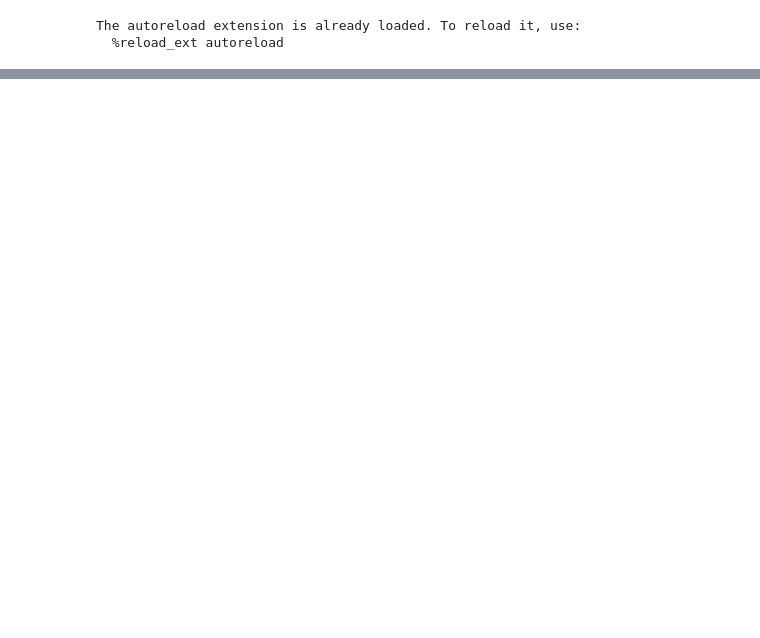
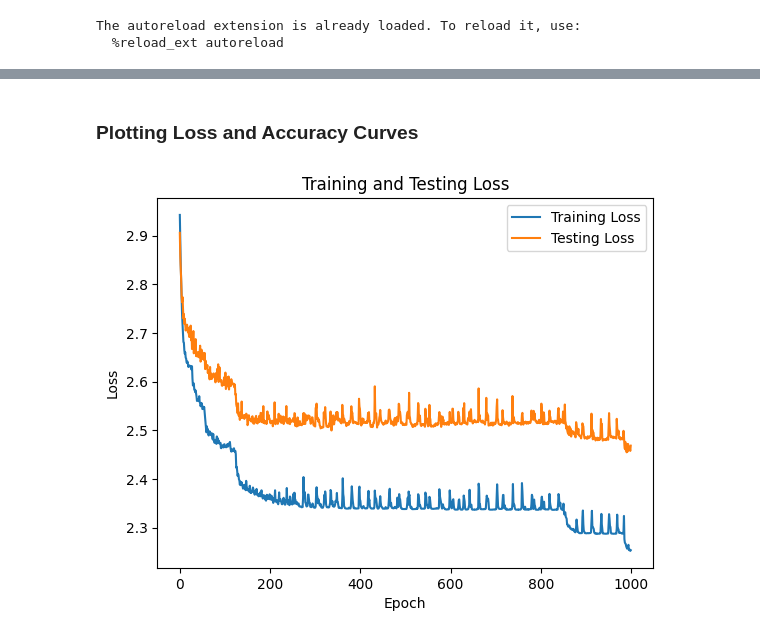
Before and after one commit to syntactic/EEG-Biometric-Authentication, a Jupyter notebook: project.ipynb, the cells around one changed output, grey strips where cells are left out. Cells and saved outputs as stored; diff of their text form; code cells hidden in the pictures; blank space fills up the shorter version.

```diff
--- a/project.ipynb
+++ b/project.ipynb
@@ -133,0 +156,7 @@ dtype: float64
+# %%
+eeg_dataset_experiment_2 = create_dataset_from_epoched_experiment_data_dict(epoched_subject_experiment_2_dict)
+features, label = eeg_dataset_experiment_2[0]
+num_features = len(features)
+print(f"Number of samples: {len(eeg_dataset_experiment_2)}")
+print(f"Number of features of first sample: {num_features}")
+print(f"Subject ID of first sample: {label}")
@@ -133,0 +171,4 @@ dtype: float64
+# %%
+train_dataset, test_dataset = split_dataset(eeg_dataset_experiment_2, split_ratio=0.8)
+train_dataloader = th.utils.data.DataLoader(train_dataset, batch_size=16, shuffle=True)
+test_dataloader = th.utils.data.DataLoader(test_dataset, batch_size=16, shuffle=False)
@@ -133,0 +178,7 @@ dtype: float64
+# %%
+mlp = MLP(input_size=num_features)
+criterion = th.nn.CrossEntropyLoss()
+optimizer = th.optim.Adam(mlp.parameters(), lr=0.001, weight_decay=0.0001)
+num_epochs_experiment_2 = 1000
+# %%
+training_losses, testing_losses, experiment_2_testing_accuracies = train_and_test_model(mlp, train_dataloader, test_dataloader, optimizer, criterion, epochs=num_epochs_experiment_2)
@@ -133,0 +203,13 @@ dtype: float64
+# %% [markdown]
+### Plotting Loss and Accuracy Curves
+# %%
+plt.clf()
+plt.plot(training_losses)
+plt.plot(testing_losses)
+plt.xlabel("Epoch")
+plt.ylabel("Loss")
+plt.title("Training and Testing Loss")
+plt.legend(["Training Loss", "Testing Loss"])
+plt.show()
+# %% [output]
+[figure, added]
```
Also changed, not shown: parts of 47 cells of this notebook, 1 other file.
